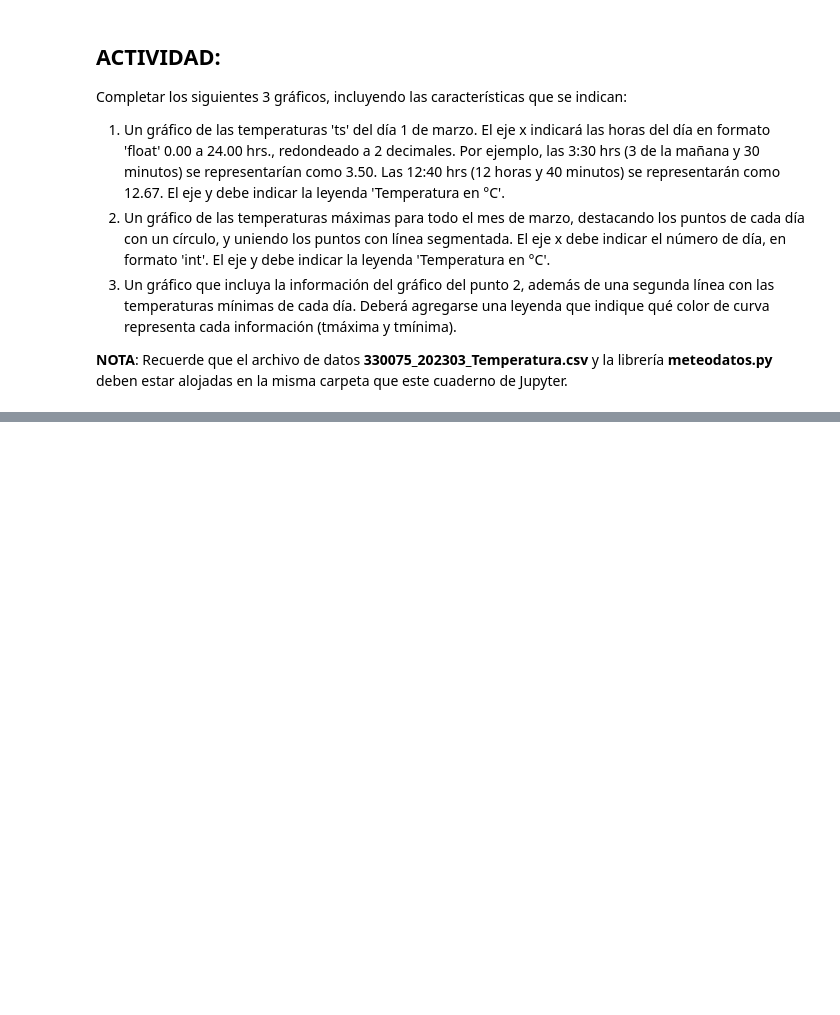
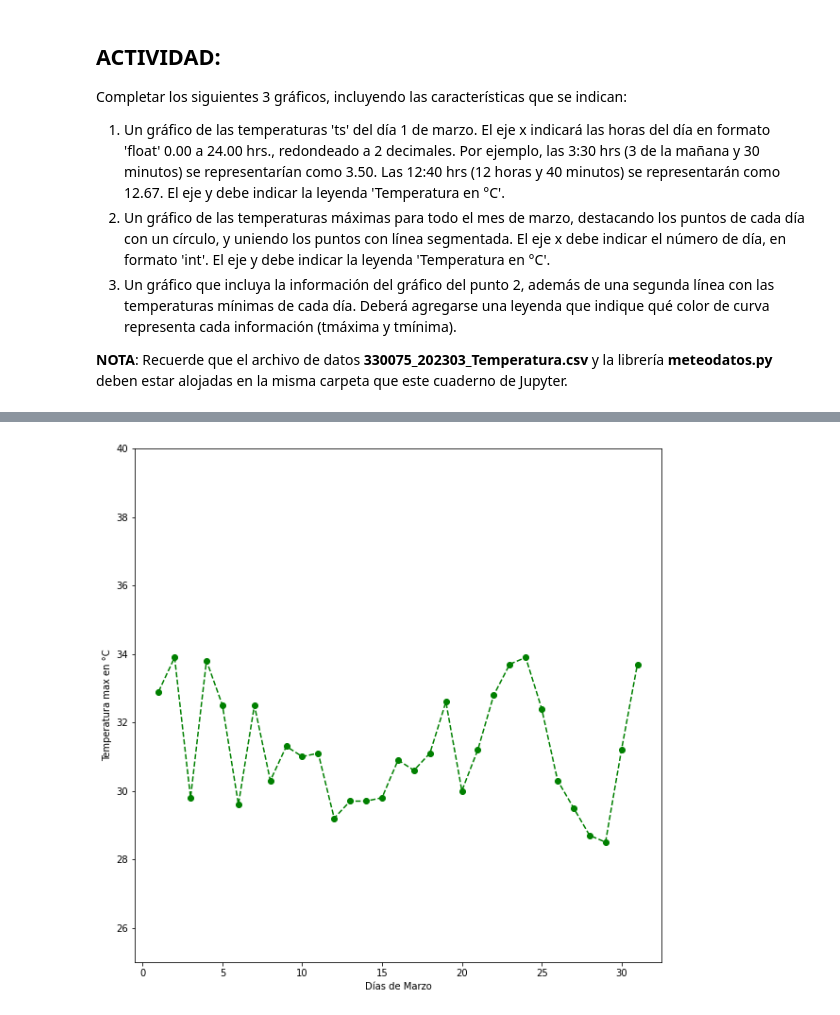
Before and after one commit to cristian2r/taller_6, a Jupyter notebook: Práctica 6 - Graficando con matplotlib.pyplot.ipynb, the cells around one changed output, grey strips where cells are left out. Cells and saved outputs as stored; diff of their text form; code cells hidden in the pictures; blank space fills up the shorter version.

```diff
--- a/Práctica 6 - Graficando con matplotlib.pyplot.ipynb
+++ b/Práctica 6 - Graficando con matplotlib.pyplot.ipynb
@@ -89,0 +180,20 @@ Completar los siguientes 3 gráficos, incluyendo las características que se ind
+# %%
+# 2. Un gráfico de las temperaturas máximas para todo el mes de marzo, destacando los puntos de cada día con un círculo,
+# y uniendo los puntos con línea segmentada. El eje x debe indicar el número de día, en formato 'int'.
+# El eje y debe indicar la leyenda 'Temperatura en °C'.
+
+man = range(1,32,1)
+
+ts_marzo = []
+for maxim in range(31):
+    ts_marzo.append(max(ts_mes[dias[maxim]]))
+
+
+fig, ax = plt.subplots(figsize = (10, 10))
+ax.plot(man, ts_marzo, "go--")
+ax.set_ylim(25, 40)
+ax.set_ylabel('Temperatura max en °C')
+ax.set_xlabel("Días de Marzo")
+plt.show()
+# %% [output]
+[figure, added]
```
Also changed, not shown: parts of 12 cells of this notebook.
